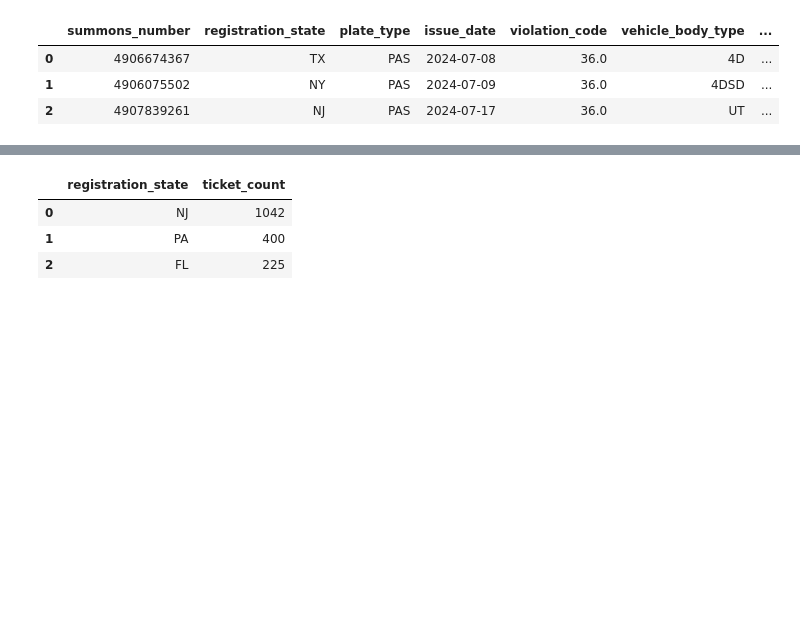
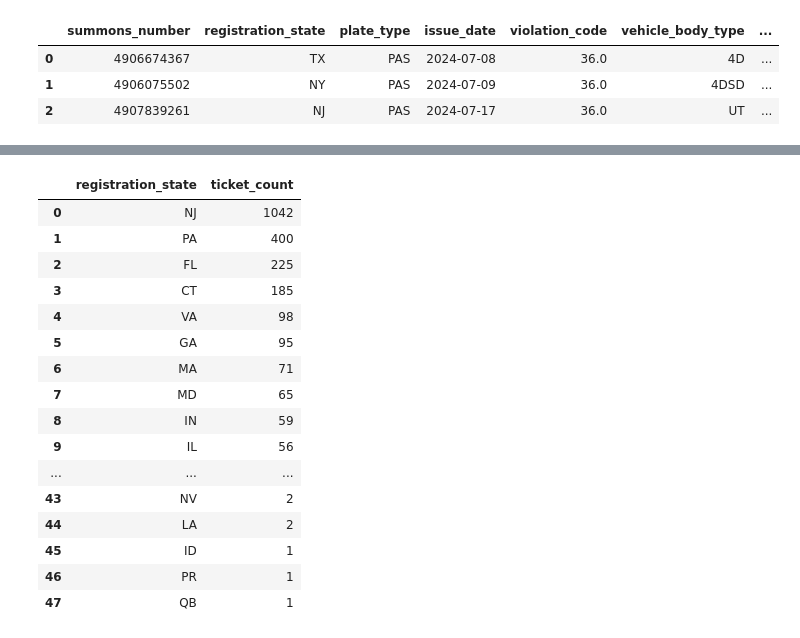
Before and after one commit to SiddhuShkya/Data-Engineering-With-DBT, a Jupyter notebook: run-queries.ipynb, the cells around one changed output, grey strips where cells are left out. Drawn from its saved outputs; the diff is of its cells as text; code cells hidden in the pictures; blank space fills up the shorter version.

```diff
--- a/run-queries.ipynb
+++ b/run-queries.ipynb
@@ -145,13 +157,25 @@ with ddb.connect("data/nyc_parking_violations.db") as con:
 # %%
 sql_query = """
 SELECT * FROM gold_vehicle_metrics
-LIMIT 3;
 """
 
 with ddb.connect("data/nyc_parking_violations.db") as con:
     display(con.sql(sql_query).df())
 # %% [output]
 |  | registration_state | ticket_count |
 | 0 | NJ | 1042 |
 | 1 | PA | 400 |
 | 2 | FL | 225 |
+| 3 | CT | 185 |
+| 4 | VA | 98 |
+| 5 | GA | 95 |
+| 6 | MA | 71 |
+| 7 | MD | 65 |
+| 8 | IN | 59 |
+| 9 | IL | 56 |
+| ... | ... | ... |
+| 43 | NV | 2 |
+| 44 | LA | 2 |
+| 45 | ID | 1 |
+| 46 | PR | 1 |
+| 47 | QB | 1 |
```
Also changed, not shown: parts of 1 cell of this notebook, 1 other file.
